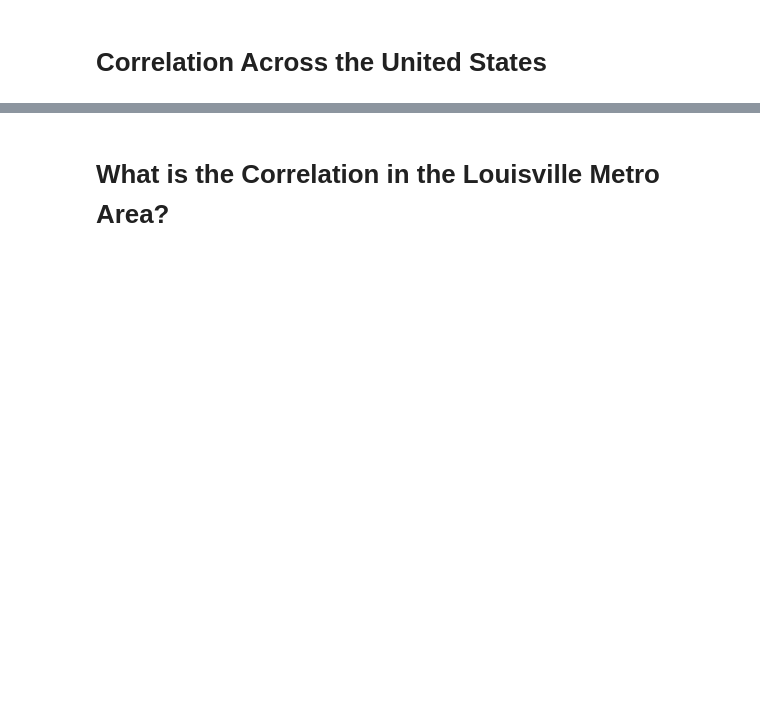
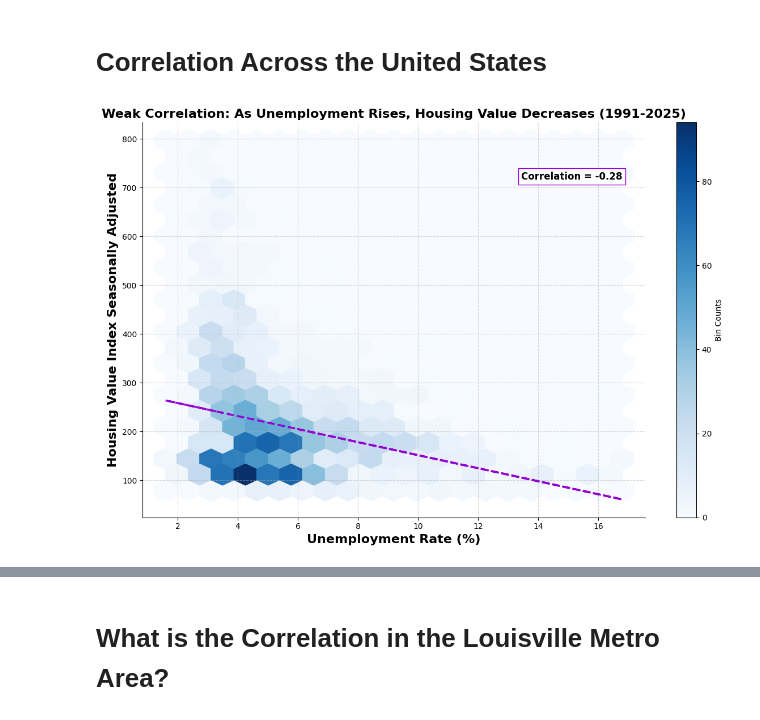
Before and after one commit to denglish-w/the-correlation-between-housing-value-and-unemployment-in-the-united-states, a Jupyter notebook: presentation.ipynb, the cells around one changed output, grey strips where cells are left out. Cells and saved outputs as stored; diff of their text form; code cells hidden in the pictures; blank space fills up the shorter version.

```diff
--- a/presentation.ipynb
+++ b/presentation.ipynb
@@ -61,29 +95,31 @@ combined_tables_result = pd.read_sql(combined_tables_query, conn)
 # %%
 x = combined_tables_result['Unemployment_Rate']
 y = combined_tables_result['Housing_value_Seasonally_Adjusted_Index']
 
 correlation = x.corr(y).round(2)
 slope, intercept = np.polyfit(x, y, 1)
 y_fit = (slope * x) + intercept
 
 fig, ax = plt.subplots(figsize=(12,8))
 ax.spines["top"].set_visible(False)
 ax.spines["right"].set_visible(False)
 ax.set_xlabel("Unemployment Rate (%)", fontweight='bold', fontsize=16)
 ax.set_ylabel("Housing Value Index Seasonally Adjusted",fontweight='bold', fontsize=16)
-ax.set_title("Weak Correlation: As Unemployment Rises, Housing Value Decreases", fontweight='bold', fontsize=16)
+ax.set_title("Weak Correlation: As Unemployment Rises, Housing Value Decreases (1991-2025)", fontweight='bold', fontsize=16)
 ax.grid(True, linestyle='--', alpha=0.5)
 ax.plot(x, y_fit, color="darkviolet", linewidth=2.5, linestyle="--")
 ax.text(
     x.max() * 0.80,
     y.max() * 0.90,
     f'Correlation = {correlation}',
     fontweight="bold",
     fontsize=12,
     bbox={'facecolor': 'white', 'edgecolor': 'darkviolet'}
     )
 
 hb = ax.hexbin(x,y,gridsize=20, cmap='Blues')
 fig.colorbar(hb, ax=ax, label='Bin Counts')
 plt.tight_layout()
 plt.show()
+# %% [output]
+[figure, added]
```
Also changed, not shown: parts of 7 cells of this notebook, 2 other files.
